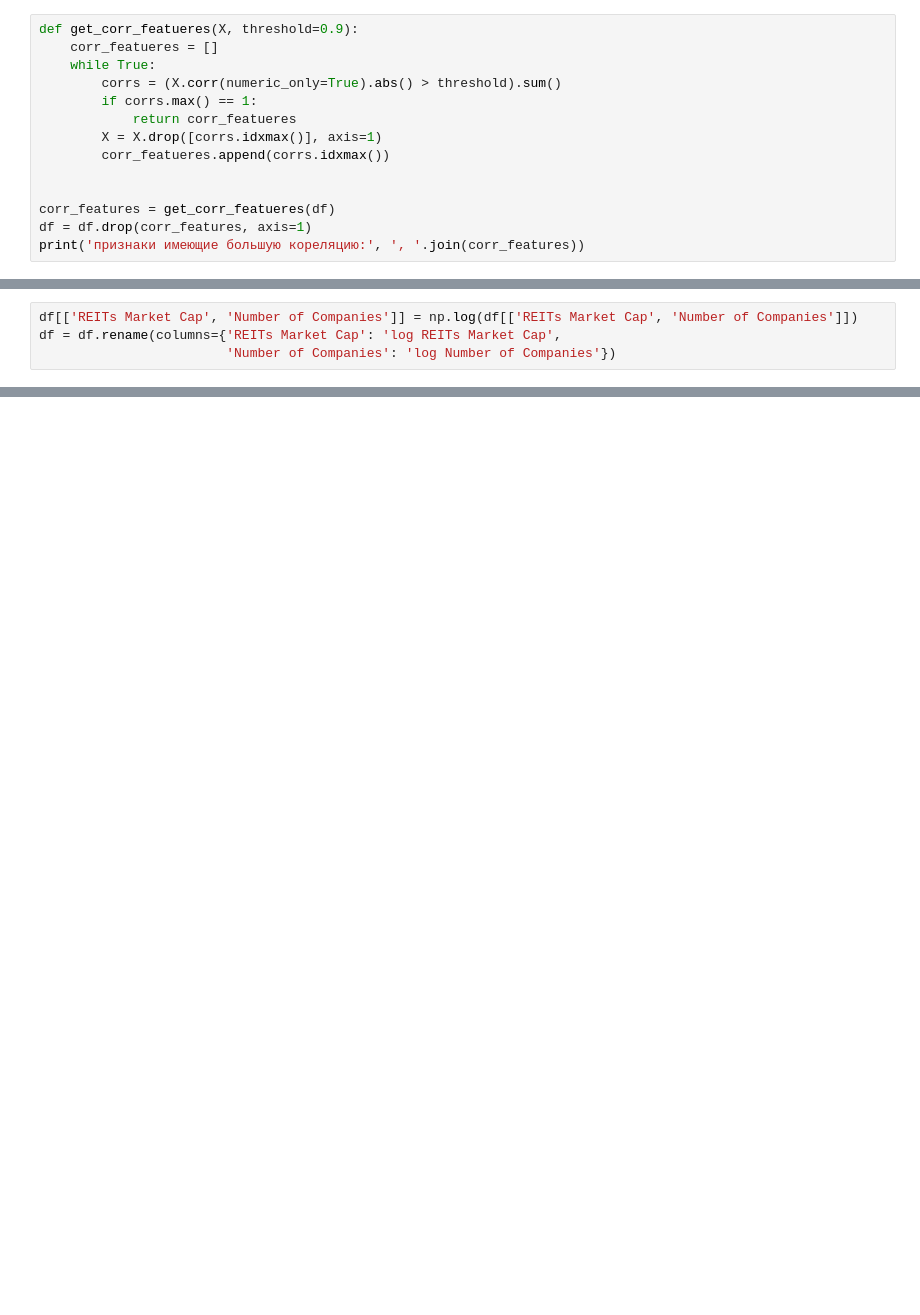
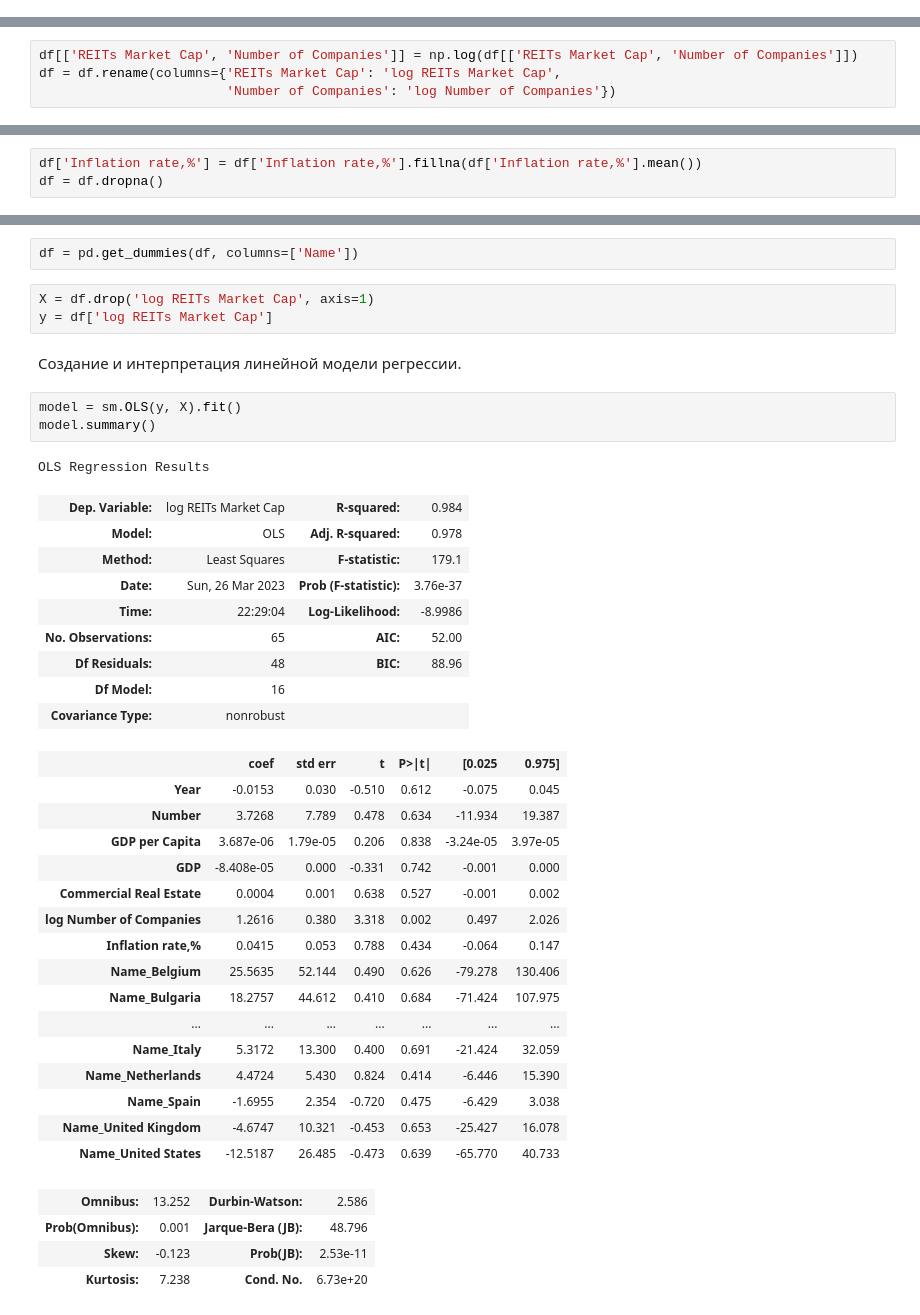
Before and after one commit to vovanshil95/financial-data-analysis, a Jupyter notebook: main.ipynb, the cells around one changed output, grey strips where cells are left out. Cells and saved outputs as stored; diff of their text form; blank space fills up the shorter version.

Commit message:
apply regression model

```diff
--- a/main.ipynb
+++ b/main.ipynb
@@ -55,14 +66,0 @@ fig.show()
-# %%
-def get_corr_featueres(X, threshold=0.9):
-    corr_featueres = []
-    while True:
-        corrs = (X.corr(numeric_only=True).abs() > threshold).sum()
-        if corrs.max() == 1:
-            return corr_featueres
-        X = X.drop([corrs.idxmax()], axis=1)
-        corr_featueres.append(corrs.idxmax())
-
-
-corr_features = get_corr_featueres(df)
-df = df.drop(corr_features, axis=1)
-print('признаки имеющие большую кореляцию:', ', '.join(corr_features))
@@ -109,0 +130,3 @@ df = df.rename(columns={'REITs Market Cap': 'log REITs Market Cap',
+# %%
+df['Inflation rate,%'] = df['Inflation rate,%'].fillna(df['Inflation rate,%'].mean())
+df = df.dropna()
@@ -109,0 +137,41 @@ df = df.rename(columns={'REITs Market Cap': 'log REITs Market Cap',
+# %%
+df = pd.get_dummies(df, columns=['Name'])
+# %%
+X = df.drop('log REITs Market Cap', axis=1)
+y = df['log REITs Market Cap']
+# %% [markdown]
+Создание и интерпретация линейной модели регрессии.
+# %%
+model = sm.OLS(y, X).fit()
+model.summary()
+# %% [output]
+OLS Regression Results
+| Dep. Variable: | log REITs Market Cap | R-squared: | 0.984 |
+| Model: | OLS | Adj. R-squared: | 0.978 |
+| Method: | Least Squares | F-statistic: | 179.1 |
+| Date: | Sun, 26 Mar 2023 | Prob (F-statistic): | 3.76e-37 |
+| Time: | 22:29:04 | Log-Likelihood: | -8.9986 |
+| No. Observations: | 65 | AIC: | 52.00 |
+| Df Residuals: | 48 | BIC: | 88.96 |
+| Df Model: | 16 |  |  |
+| Covariance Type: | nonrobust |  |  |
+|  | coef | std err | t | P>|t| | [0.025 | 0.975] |
+| Year | -0.0153 | 0.030 | -0.510 | 0.612 | -0.075 | 0.045 |
+| Number | 3.7268 | 7.789 | 0.478 | 0.634 | -11.934 | 19.387 |
+| GDP per Capita | 3.687e-06 | 1.79e-05 | 0.206 | 0.838 | -3.24e-05 | 3.97e-05 |
+| GDP | -8.408e-05 | 0.000 | -0.331 | 0.742 | -0.001 | 0.000 |
+| Commercial Real Estate | 0.0004 | 0.001 | 0.638 | 0.527 | -0.001 | 0.002 |
+| log Number of Companies | 1.2616 | 0.380 | 3.318 | 0.002 | 0.497 | 2.026 |
+| Inflation rate,% | 0.0415 | 0.053 | 0.788 | 0.434 | -0.064 | 0.147 |
+| Name_Belgium | 25.5635 | 52.144 | 0.490 | 0.626 | -79.278 | 130.406 |
+| Name_Bulgaria | 18.2757 | 44.612 | 0.410 | 0.684 | -71.424 | 107.975 |
+| ... | ... | ... | ... | ... | ... | ... |
+| Name_Italy | 5.3172 | 13.300 | 0.400 | 0.691 | -21.424 | 32.059 |
+| Name_Netherlands | 4.4724 | 5.430 | 0.824 | 0.414 | -6.446 | 15.390 |
+| Name_Spain | -1.6955 | 2.354 | -0.720 | 0.475 | -6.429 | 3.038 |
+| Name_United Kingdom | -4.6747 | 10.321 | -0.453 | 0.653 | -25.427 | 16.078 |
+| Name_United States | -12.5187 | 26.485 | -0.473 | 0.639 | -65.770 | 40.733 |
+| Omnibus: | 13.252 | Durbin-Watson: | 2.586 |
+| Prob(Omnibus): | 0.001 | Jarque-Bera (JB): | 48.796 |
+| Skew: | -0.123 | Prob(JB): | 2.53e-11 |
+| Kurtosis: | 7.238 | Cond. No. | 6.73e+20 |
```
Also changed, not shown: parts of 36 cells of this notebook.
